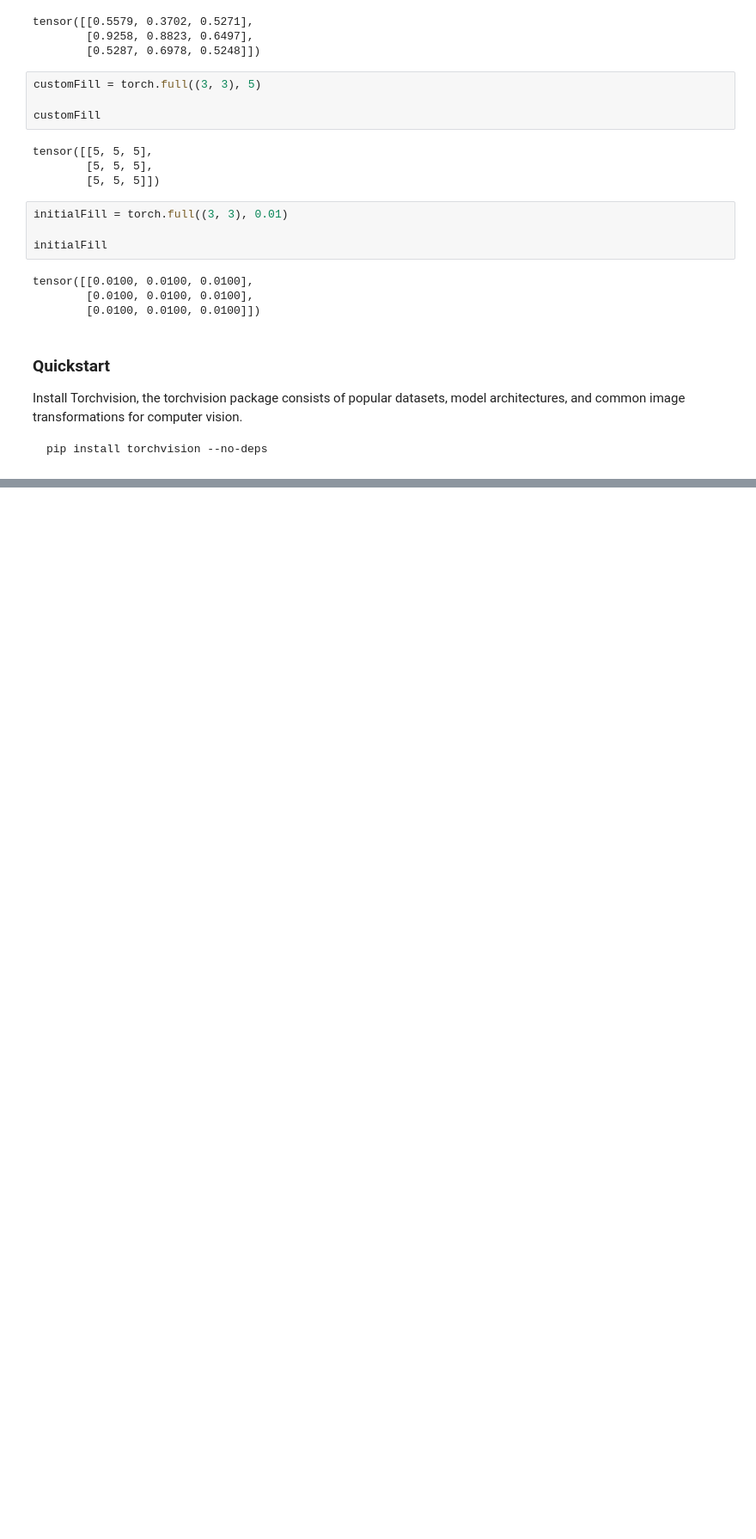
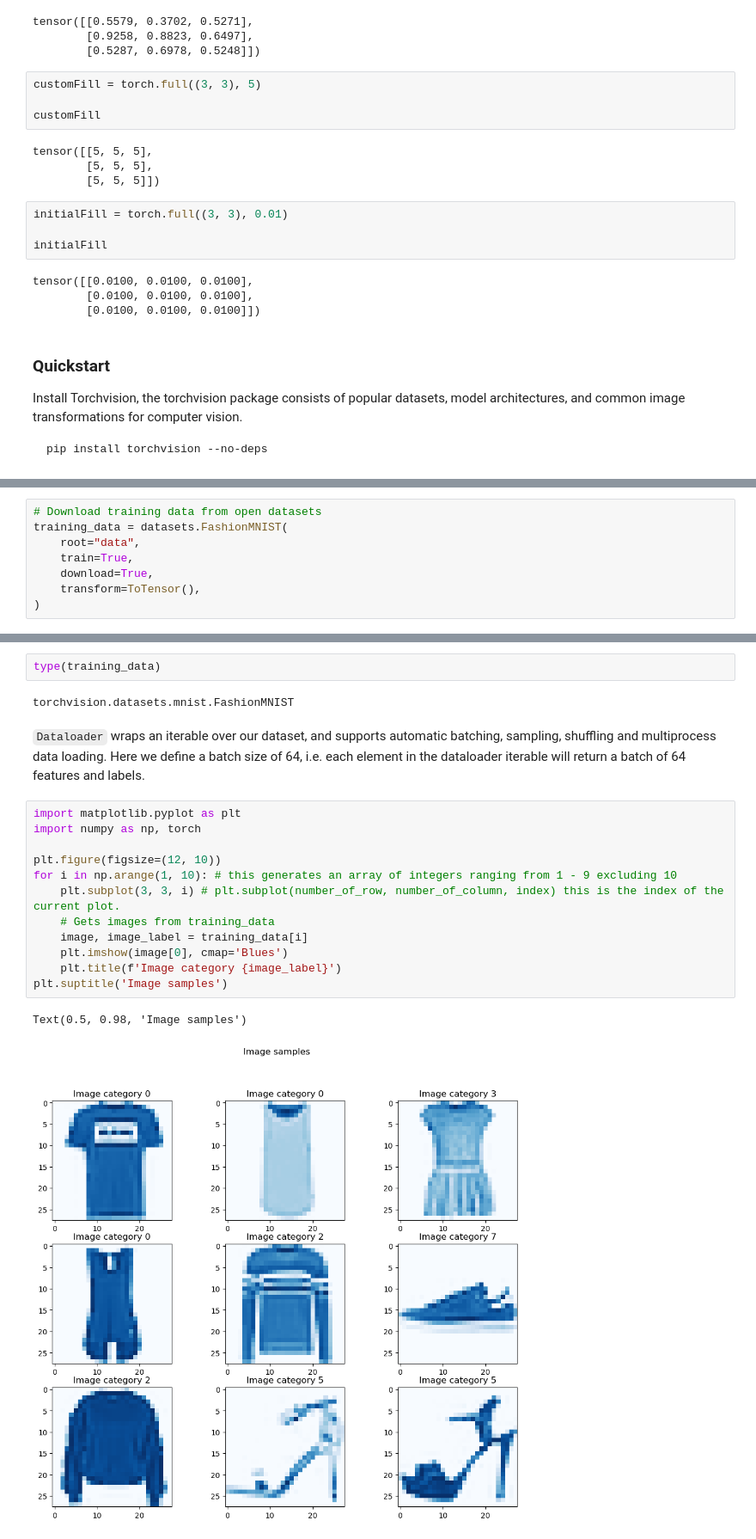
Before and after one commit to Lecon-a/start_LLM_skill, a Jupyter notebook: nlp_llm/quick_start_pytorch.ipynb, the cells around one changed output, grey strips where cells are left out. Shown at 86% size. Cells and saved outputs as stored; diff of their text form; blank space fills up the shorter version.

```diff
--- a/nlp_llm/quick_start_pytorch.ipynb
+++ b/nlp_llm/quick_start_pytorch.ipynb
@@ -223,0 +232,8 @@ Install Torchvision, the torchvision package consists of popular datasets, model
+# %%
+# Download training data from open datasets
+training_data = datasets.FashionMNIST(
+    root="data",
+    train=True,
+    download=True,
+    transform=ToTensor(),
+)
@@ -223,0 +264,21 @@ Install Torchvision, the torchvision package consists of popular datasets, model
+# %%
+type(training_data)
+# %% [output]
+torchvision.datasets.mnist.FashionMNIST
+# %% [markdown]
+`Dataloader` wraps an iterable over our dataset, and supports automatic batching, sampling, shuffling and multiprocess data loading. Here we define a batch size of 64, i.e. each element in the dataloader iterable will return a batch of 64 features and labels.
+# %%
+import matplotlib.pyplot as plt
+import numpy as np, torch
+
+plt.figure(figsize=(12, 10))
+for i in np.arange(1, 10): # this generates an array of integers ranging from 1 - 9 excluding 10
+    plt.subplot(3, 3, i) # plt.subplot(number_of_row, number_of_column, index) this is the index of the current plot.
+    # Gets images from training_data
+    image, image_label = training_data[i]
+    plt.imshow(image[0], cmap='Blues')
+    plt.title(f'Image category {image_label}')
+plt.suptitle('Image samples')
+# %% [output]
+Text(0.5, 0.98, 'Image samples')
+[figure, added]
```
Also changed, not shown: parts of 10 cells of this notebook, 1 other file.
